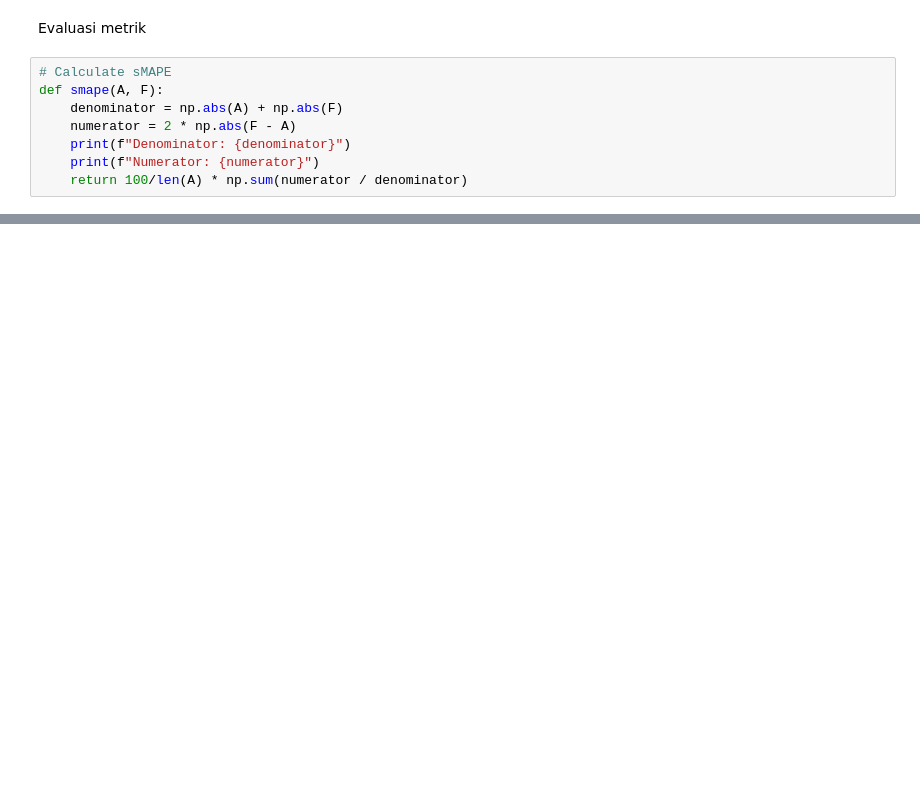
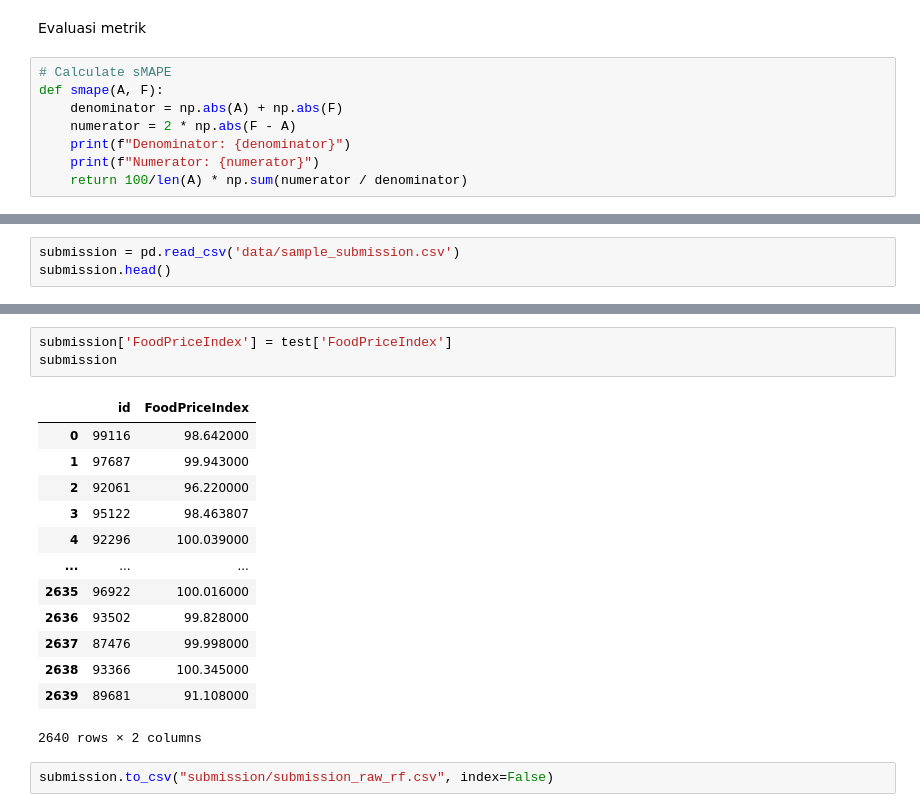
Before and after one commit to Ardavaa/adikara-fif, a Jupyter notebook: data-mining/main.ipynb, the cells around one changed output, grey strips where cells are left out. Cells and saved outputs as stored; diff of their text form; blank space fills up the shorter version.

```diff
--- a/main.ipynb
+++ b/data-mining/main.ipynb
@@ -425,0 +546,3 @@ smape
+# %%
+submission = pd.read_csv('data/sample_submission.csv')
+submission.head()
@@ -425,0 +556,19 @@ smape
+# %%
+submission['FoodPriceIndex'] = test['FoodPriceIndex']
+submission
+# %% [output]
+|  | id | FoodPriceIndex |
+| 0 | 99116 | 98.642000 |
+| 1 | 97687 | 99.943000 |
+| 2 | 92061 | 96.220000 |
+| 3 | 95122 | 98.463807 |
+| 4 | 92296 | 100.039000 |
+| ... | ... | ... |
+| 2635 | 96922 | 100.016000 |
+| 2636 | 93502 | 99.828000 |
+| 2637 | 87476 | 99.998000 |
+| 2638 | 93366 | 100.345000 |
+| 2639 | 89681 | 91.108000 |
+2640 rows × 2 columns
+# %%
+submission.to_csv("submission/submission_raw_rf.csv", index=False)
```
Also changed, not shown: parts of 18 cells of this notebook, 4 other files.
